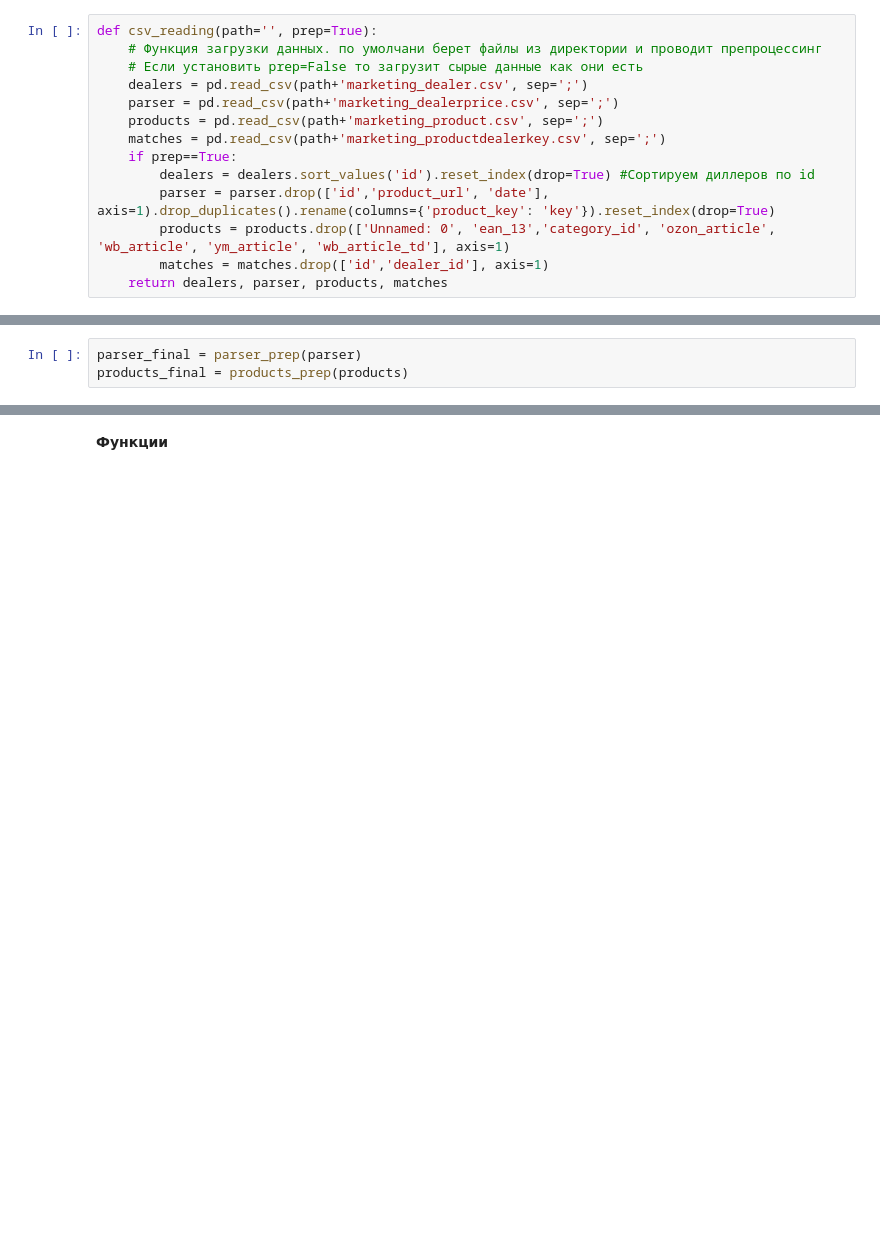
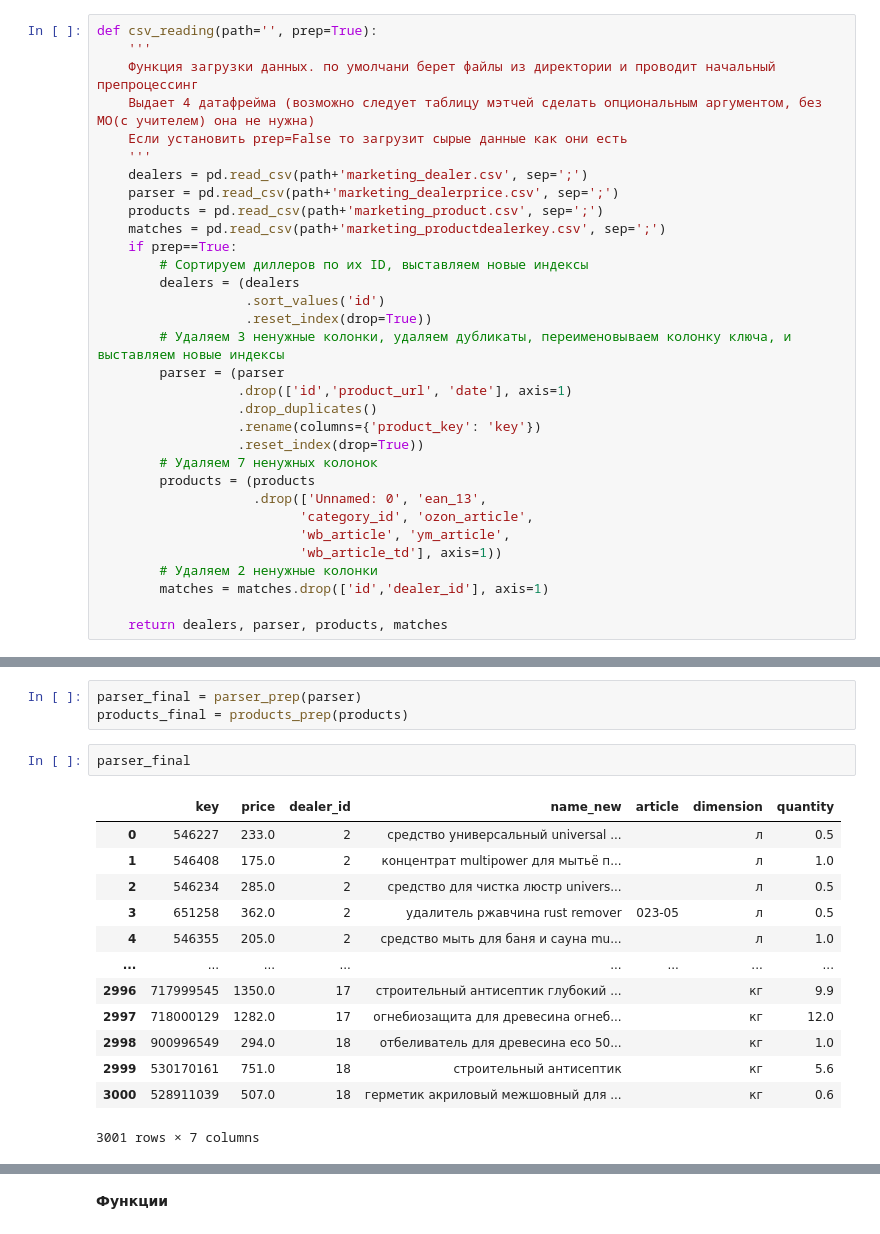
Before and after one commit to Prosept-4/DS, a Jupyter notebook: Prosept_4_Minaychev_main.ipynb, the cells around one changed output, grey strips where cells are left out. Drawn from its saved outputs; the diff is of its cells as text; blank space fills up the shorter version.

```diff
--- a/Prosept_4_Minaychev_main.ipynb
+++ b/Prosept_4_Minaychev_main.ipynb
@@ -102,20 +141,54 @@ from nltk.corpus import stopwords as nltk_stopwords
 import faiss
 # %%
 def csv_reading(path='', prep=True):
-    # Функция загрузки данных. по умолчани берет файлы из директории и проводит препроцессинг
-    # Если установить prep=False то загрузит сырые данные как они есть
+    '''
+    Функция загрузки данных. по умолчани берет файлы из директории и проводит начальный препроцессинг
+    Выдает 4 датафрейма (возможно следует таблицу мэтчей сделать опциональным аргументом, без МО(с учителем) она не нужна)
+    Если установить prep=False то загрузит сырые данные как они есть
+    '''
     dealers = pd.read_csv(path+'marketing_dealer.csv', sep=';')
     parser = pd.read_csv(path+'marketing_dealerprice.csv', sep=';')
     products = pd.read_csv(path+'marketing_product.csv', sep=';')
     matches = pd.read_csv(path+'marketing_productdealerkey.csv', sep=';')
     if prep==True:
-        dealers = dealers.sort_values('id').reset_index(drop=True) #Сортируем диллеров по id
-        parser = parser.drop(['id','product_url', 'date'], axis=1).drop_duplicates().rename(columns={'product_key': 'key'}).reset_index(drop=True)
-        products = products.drop(['Unnamed: 0', 'ean_13','category_id', 'ozon_article', 'wb_article', 'ym_article', 'wb_article_td'], axis=1)
+        # Сортируем диллеров по их ID, выставляем новые индексы
+        dealers = (dealers
+                   .sort_values('id')
+                   .reset_index(drop=True))
+        # Удаляем 3 ненужные колонки, удаляем дубликаты, переименовываем колонку ключа, и выставляем новые индексы
+        parser = (parser
+                  .drop(['id','product_url', 'date'], axis=1)
+                  .drop_duplicates()
+                  .rename(columns={'product_key': 'key'})
+                  .reset_index(drop=True))
+        # Удаляем 7 ненужных колонок
+        products = (products
+                    .drop(['Unnamed: 0', 'ean_13',
+                          'category_id', 'ozon_article',
+                          'wb_article', 'ym_article',
+                          'wb_article_td'], axis=1))
+        # Удаляем 2 ненужные колонки
         matches = matches.drop(['id','dealer_id'], axis=1)
+
     return dealers, parser, products, matches
 # %%
 dealers, parser, products, matches = csv_reading()
 # %%
 parser_final = parser_prep(parser)
 products_final = products_prep(products)
+# %%
+parser_final
+# %% [output]
+|  | key | price | dealer_id | name_new | article | dimension | quantity |
+| 0 | 546227 | 233.0 | 2 | средство универсальный universal ... |  | л | 0.5 |
+| 1 | 546408 | 175.0 | 2 | концентрат multipower для мытьё п... |  | л | 1.0 |
+| 2 | 546234 | 285.0 | 2 | средство для чистка люстр univers... |  | л | 0.5 |
+| 3 | 651258 | 362.0 | 2 | удалитель ржавчина rust remover | 023-05 | л | 0.5 |
+| 4 | 546355 | 205.0 | 2 | средство мыть для баня и сауна mu... |  | л | 1.0 |
+| ... | ... | ... | ... | ... | ... | ... | ... |
+| 2996 | 717999545 | 1350.0 | 17 | строительный антисептик глубокий ... |  | кг | 9.9 |
+| 2997 | 718000129 | 1282.0 | 17 | огнебиозащита для древесина огнеб... |  | кг | 12.0 |
+| 2998 | 900996549 | 294.0 | 18 | отбеливатель для древесина eco 50... |  | кг | 1.0 |
+| 2999 | 530170161 | 751.0 | 18 | строительный антисептик |  | кг | 5.6 |
+| 3000 | 528911039 | 507.0 | 18 | герметик акриловый межшовный для ... |  | кг | 0.6 |
+3001 rows × 7 columns
```
Also changed, not shown: parts of 29 cells of this notebook.
